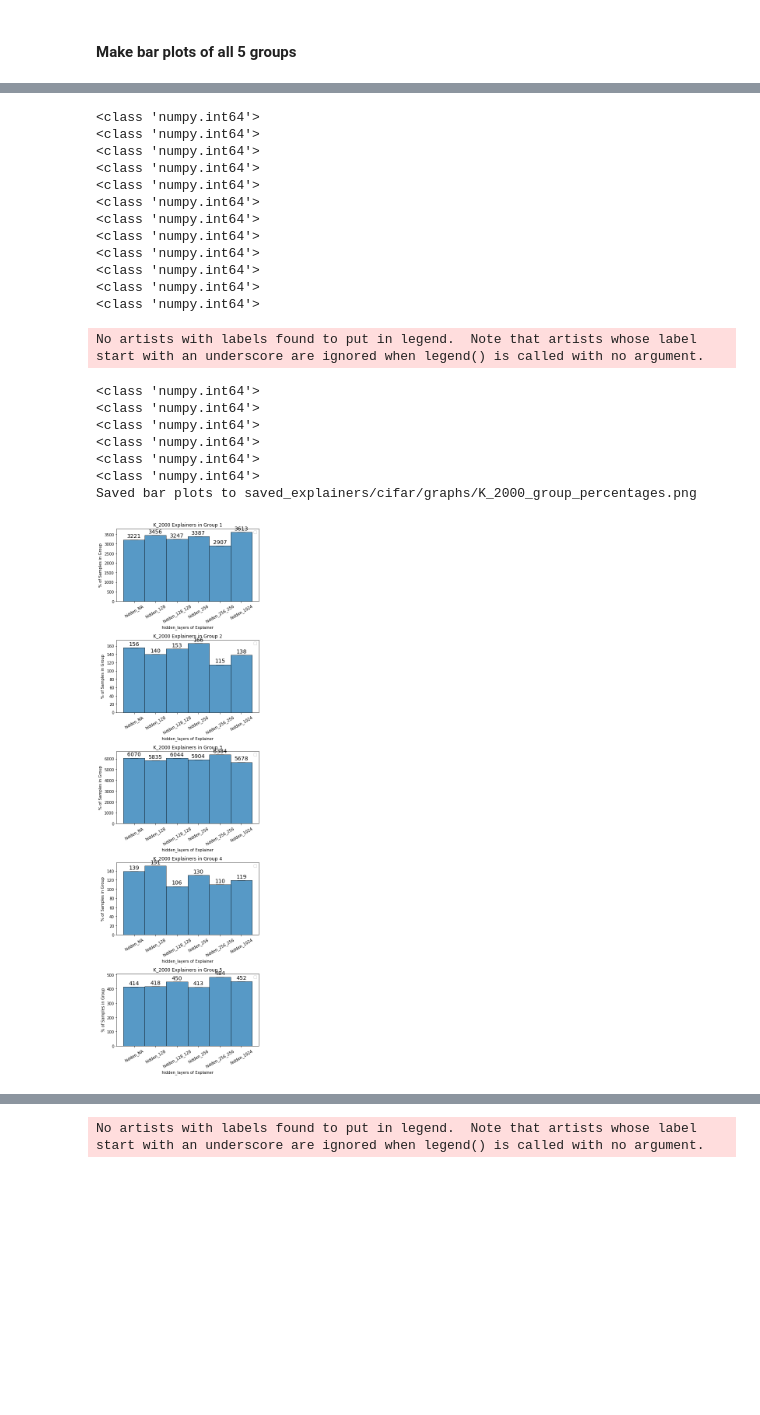
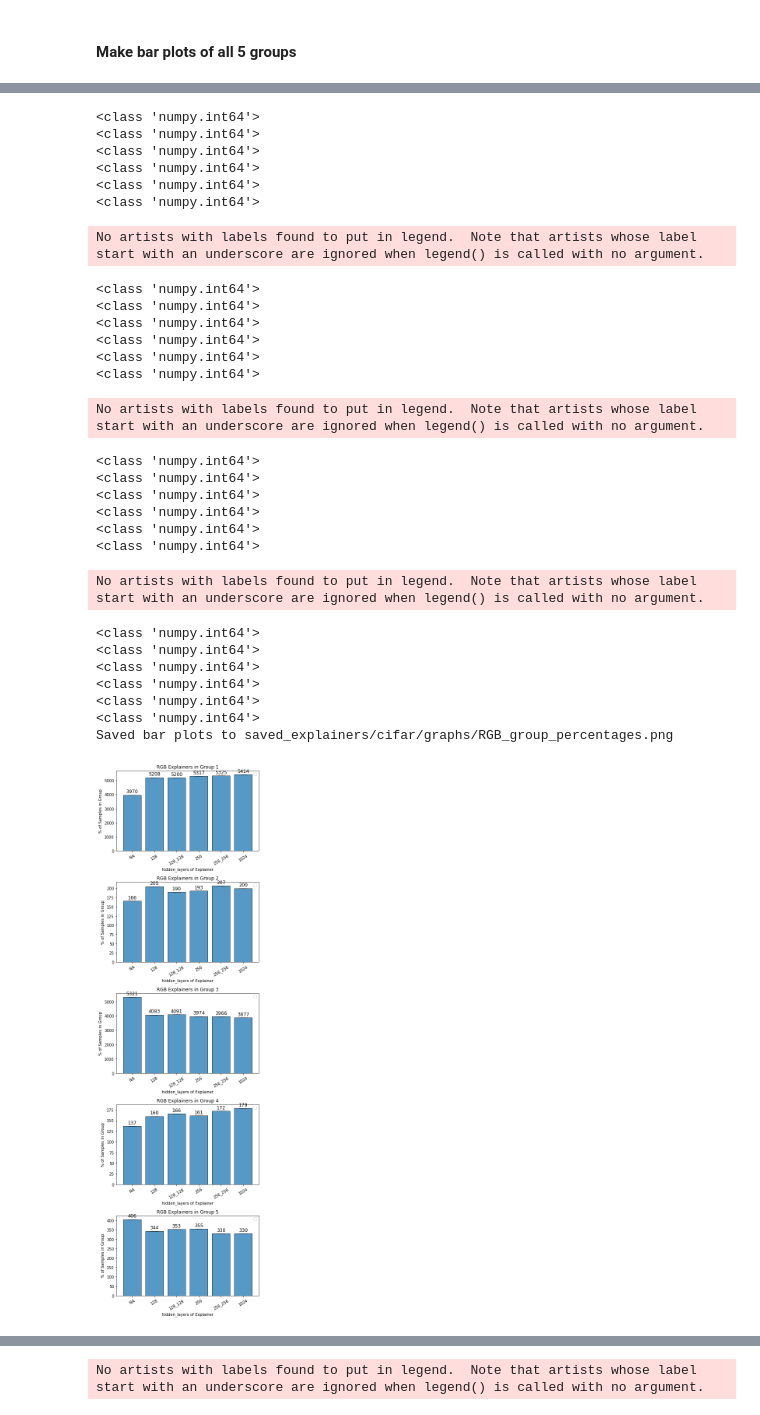
Before and after one commit to allisonchen23/explain-alignment, a Jupyter notebook: general_5_way_breakdown.ipynb, the cells around one changed output, grey strips where cells are left out. Drawn from its saved outputs; the diff is of its cells as text; code cells hidden in the pictures; blank space fills up the shorter version.

```diff
--- a/general_5_way_breakdown.ipynb
+++ b/general_5_way_breakdown.ipynb
@@ -26,7 +26,7 @@ from explainer_generate_csv import generate_csv
 # %% [markdown]
 ## Generate CSV with uncertainties, alignment, and 5 way break down encoded one-hot, calculate n_params
 # %%
-dataset_name = 'cifar'
+dataset_name = 'ade20k'
 if dataset_name == 'cifar':
     explainer_dirs = [
         # pixel-RGB
@@ -61,6 +61,18 @@ if dataset_name == 'cifar':
 
     human_outputs_path = 'data/cifar10-soft-labels/cifar10h-probs.npy'
     model_outputs_path = 'saved/cifar10/resnet18/outputs_predictions.pth'
+elif dataset_name == 'ade20k':
+    explainer_dirs = [
+        'saved_explainers/ade20k/concepts/labeled/n_1200/hidden_NA',
+        'saved_explainers/ade20k/concepts/labeled/n_1200/hidden_128',
+        'saved_explainers/ade20k/concepts/labeled/n_1200/hidden_128_128',
+        'saved_explainers/ade20k/concepts/labeled/n_1200/hidden_256',
+        'saved_explainers/ade20k/concepts/labeled/n_1200/hidden_256_256',
+        'saved_explainers/ade20k/concepts/labeled/n_1200/hidden_1024',
+    ]
+
+    human_outputs_path = 'saved/ADE20K/survey_results/human_outputs_predictions.pth'
+    model_outputs_path = 'saved/PlacesCategoryClassification/0510_102912/ADE20K_predictions/saga/val_outputs_predictions.pth'
 else:
     raise ValueError("Unsupported dataset {}".format(dataset_name))
 # %%
@@ -143,4 +155,5 @@ for explainer_dir in explainer_dirs:
 # %%
+
 explainer_dirs = [
     # SIFT based (K=500)
     'saved_explainers/cifar/SIFT/sigma_1.6/stride_2/K_500/hidden_NA',
@@ -163,7 +176,6 @@ explainer_dirs = [
     'saved_explainers/cifar/pixel/intensity/hidden_256',
     'saved_explainers/cifar/pixel/intensity/hidden_256_256',
     'saved_explainers/cifar/pixel/intensity/hidden_1024',
-
     # pixel-RGB
     'saved_explainers/cifar/pixel/RGB/hidden_NA',
     'saved_explainers/cifar/pixel/RGB/hidden_128',
@@ -171,6 +183,13 @@ explainer_dirs = [
     'saved_explainers/cifar/pixel/RGB/hidden_256',
     'saved_explainers/cifar/pixel/RGB/hidden_256_256',
     'saved_explainers/cifar/pixel/RGB/hidden_1024',
+    # ADE20K: labeled concepts
+    'saved_explainers/ade20k/concepts/labeled/n_1200/hidden_NA',
+    'saved_explainers/ade20k/concepts/labeled/n_1200/hidden_128',
+    'saved_explainers/ade20k/concepts/labeled/n_1200/hidden_128_128',
+    'saved_explainers/ade20k/concepts/labeled/n_1200/hidden_256',
+    'saved_explainers/ade20k/concepts/labeled/n_1200/hidden_256_256',
+    'saved_explainers/ade20k/concepts/labeled/n_1200/hidden_1024',
 ]
 
 save_dir = os.path.commonpath(explainer_dirs)
@@ -209,10 +228,12 @@ summary_df_dict.update({
     'case4': [],
     'case5': []
 })
+# n_samples = []
 for df in results_dfs:
-    me_alignment = np.sum(df['model_explainer_alignment']) / n_samples
+    cur_n_samples = len(df)
+    me_alignment = np.sum(df['model_explainer_alignment']) / cur_n_samples
     summary_df_dict['overall_me_alignment'].append(me_alignment)
-    summary_df_dict['n_samples'] = n_samples
+    summary_df_dict['n_samples'].append(cur_n_samples)
     for case_idx in range(1, 6):
         key = 'case{}'.format(case_idx)
         case_count = np.sum(df[key])
@@ -436,8 +654,21 @@ def bar_graph(data,
 #### Make bar plots of all 5 groups
 # %%
 # Make separate bar graphs for each case
-filter_phrase = 'K_2000'
+filter_phrase = 'RGB'
+# Generate labels for x-axis
 xlabel_separation = 'hidden_layers'
+if xlabel_separation == 'input_type':
+    labels = [os.path.basename(os.path.dirname(path)) for path in temp_df['ids']]
+elif xlabel_separation == 'hidden_layers':
+    # labels = [os.path.basename(path) for path in temp_df['ids']]
+    labels = []
+    for path in temp_df['ids']:
+        label = os.path.basename(path)
+        label = path.split('hidden_')[1]
+        labels.append(label)
+else:
+    raise ValueError("xlabel_separation '{}' not supported".format(xlabel_separation))
+
 temp_df = summary_df[summary_df['ids'].str.contains(filter_phrase, regex=True)]
 n_rows = len(temp_df)
 # from utils.visualizations import bar_graph
@@ -485,22 +708,30 @@ No artists with labels found to put in legend.  Note that artists whose label st
 <class 'numpy.int64'>
 <class 'numpy.int64'>
 <class 'numpy.int64'>
 <class 'numpy.int64'>
 <class 'numpy.int64'>
 <class 'numpy.int64'>
-<class 'numpy.int64'>
-<class 'numpy.int64'>
-<class 'numpy.int64'>
-<class 'numpy.int64'>
-<class 'numpy.int64'>
-<class 'numpy.int64'>
 No artists with labels found to put in legend.  Note that artists whose label start with an underscore are ignored when legend() is called with no argument.
 <class 'numpy.int64'>
 <class 'numpy.int64'>
 <class 'numpy.int64'>
 <class 'numpy.int64'>
 <class 'numpy.int64'>
 <class 'numpy.int64'>
-Saved bar plots to saved_explainers/cifar/graphs/K_2000_group_percentages.png
+No artists with labels found to put in legend.  Note that artists whose label start with an underscore are ignored when legend() is called with no argument.
+<class 'numpy.int64'>
+<class 'numpy.int64'>
+<class 'numpy.int64'>
+<class 'numpy.int64'>
+<class 'numpy.int64'>
+<class 'numpy.int64'>
+No artists with labels found to put in legend.  Note that artists whose label start with an underscore are ignored when legend() is called with no argument.
+<class 'numpy.int64'>
+<class 'numpy.int64'>
+<class 'numpy.int64'>
+<class 'numpy.int64'>
+<class 'numpy.int64'>
+<class 'numpy.int64'>
+Saved bar plots to saved_explainers/cifar/graphs/RGB_group_percentages.png
-[figure, old version]
+[figure, new version]
 # %% [markdown]
```
Also changed, not shown: parts of 26 cells of this notebook, 7 other files.
